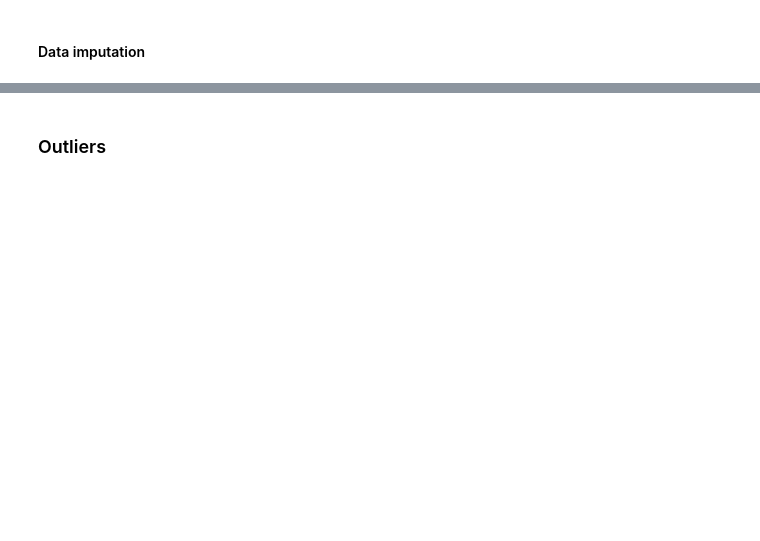
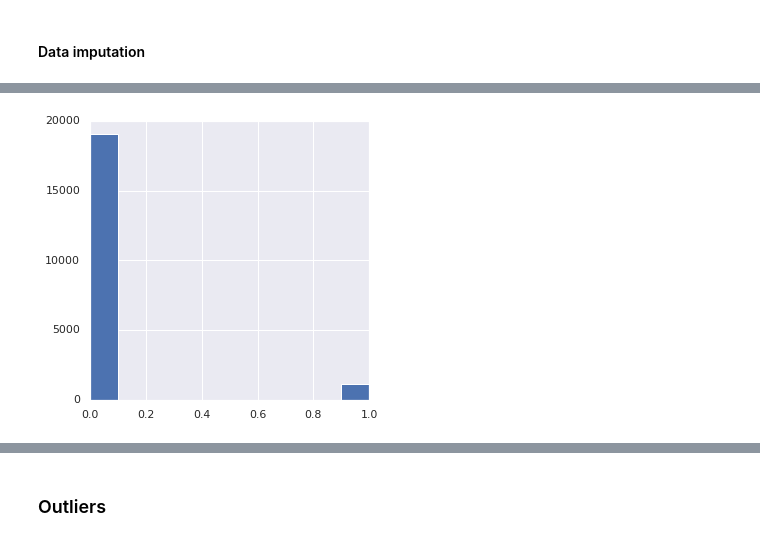
Before and after one commit to rcoroneldev/Machine-Learning-Sanitas-DS, a Jupyter notebook: Machine_Learning_Sanitas_DS.ipynb, the cells around one changed output, grey strips where cells are left out. Saved outputs shown, nothing was run; the diff lists cells and outputs as text; code cells hidden in the pictures; blank space fills up the shorter version.

```diff
--- a/Machine_Learning_Sanitas_DS.ipynb
+++ b/Machine_Learning_Sanitas_DS.ipynb
@@ -386,0 +457,8 @@ Length: 400, dtype: int64
+# %%
+## grafica de las variables par ver freceuncias
+plt.rcParams["figure.figsize"] = [5.,5.]
+df_credit_imputation['ATTRITION_MOROSIDAD_202001'].hist()
+#df_credit[].drop([],1).hist()
+plt.show()
+# %% [output]
+[figure, added]
```
Also changed, not shown: parts of 69 cells of this notebook.
